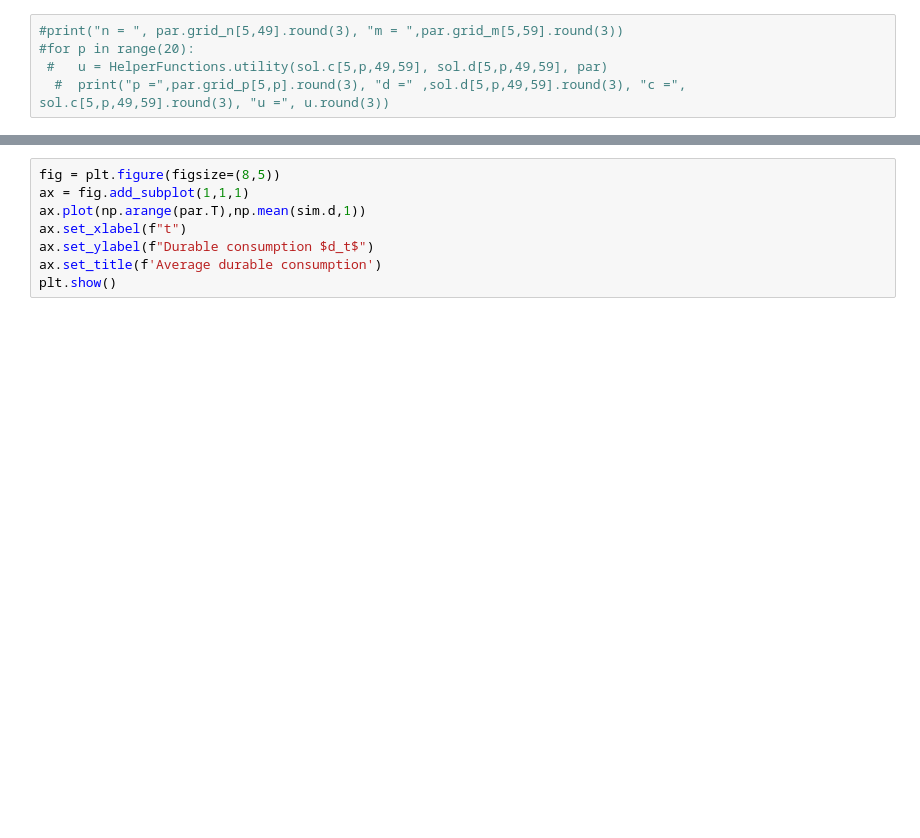
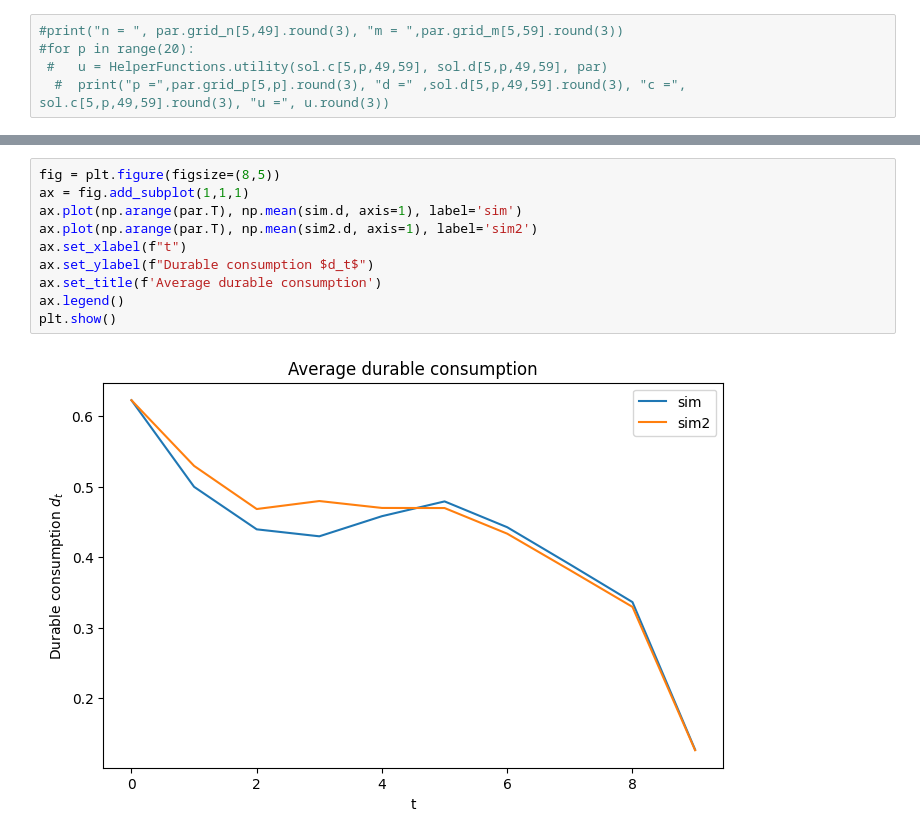
Before and after one commit to ChristofferDH/DP_CR, a Jupyter notebook: Main.ipynb, the cells around one changed output, grey strips where cells are left out. Cells and saved outputs as stored; diff of their text form; blank space fills up the shorter version.

```diff
--- a/Main.ipynb
+++ b/Main.ipynb
@@ -62,8 +90,12 @@ plt.show()
 # %%
 fig = plt.figure(figsize=(8,5))
 ax = fig.add_subplot(1,1,1)
-ax.plot(np.arange(par.T),np.mean(sim.d,1))
+ax.plot(np.arange(par.T), np.mean(sim.d, axis=1), label='sim')
+ax.plot(np.arange(par.T), np.mean(sim2.d, axis=1), label='sim2')
 ax.set_xlabel(f"t")
 ax.set_ylabel(f"Durable consumption $d_t$")
 ax.set_title(f'Average durable consumption')
+ax.legend()
 plt.show()
+# %% [output]
+[figure, added]
```
Also changed, not shown: parts of 5 cells of this notebook, 2 other files.
